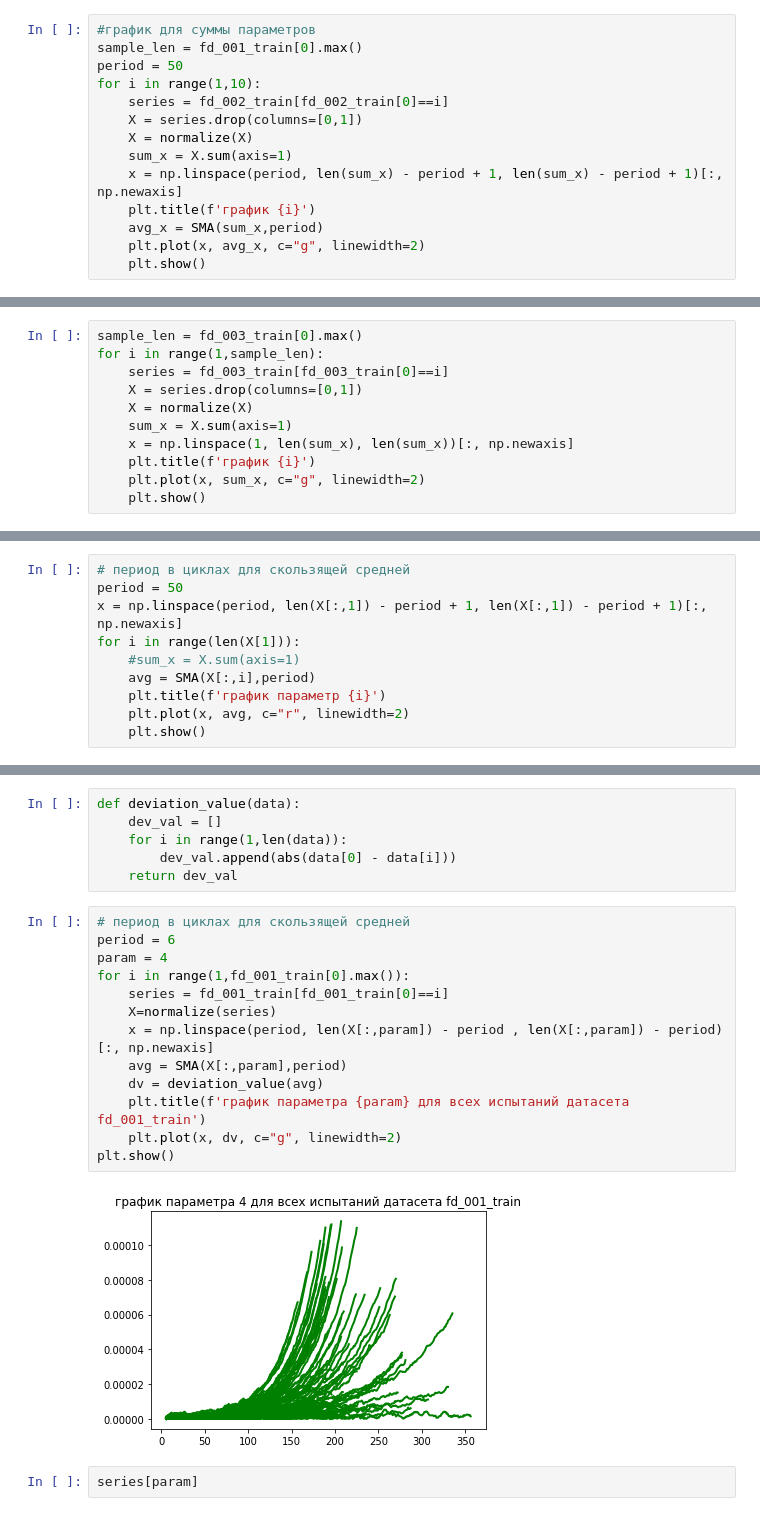
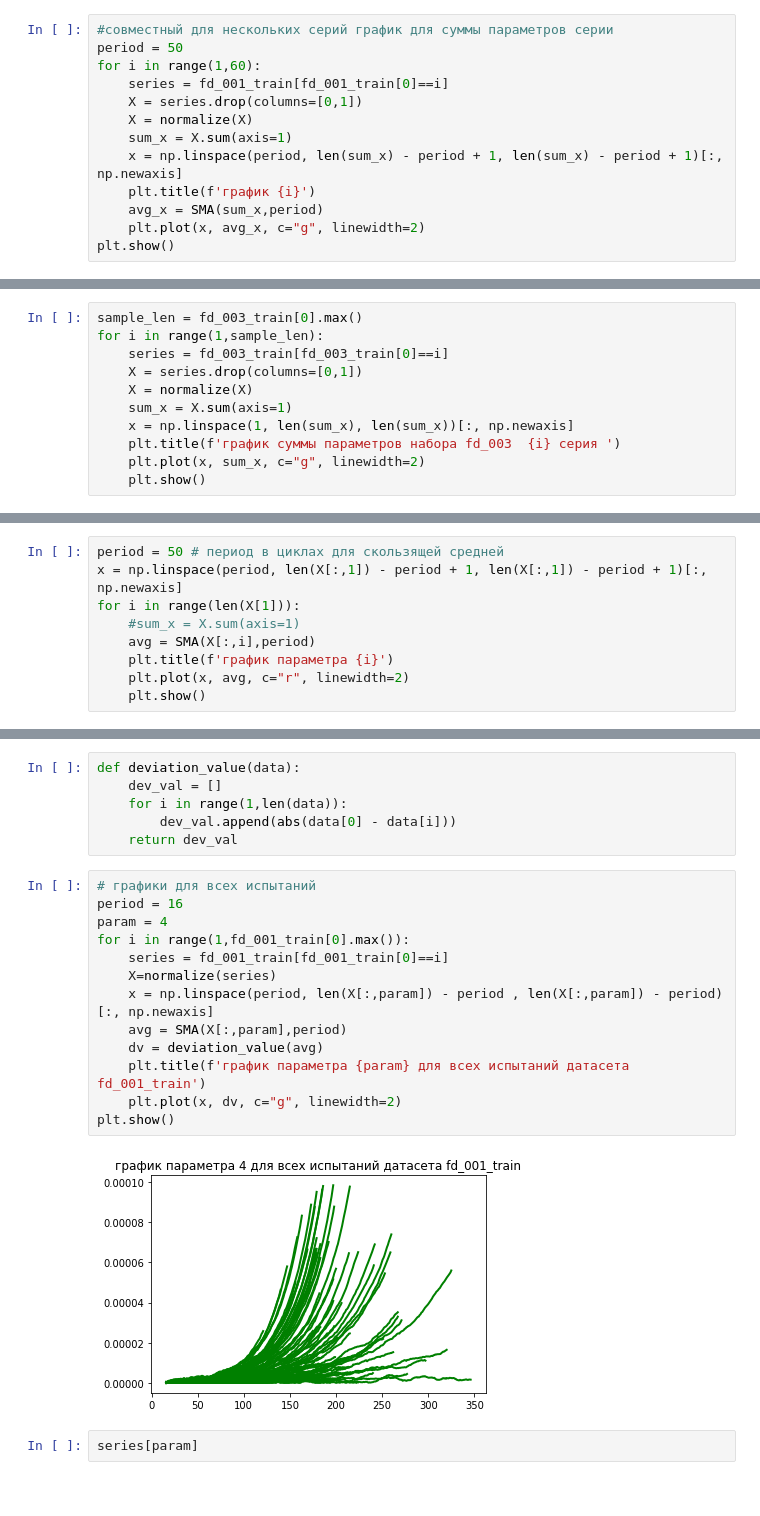
Before and after one commit to ikucherevsky/netology_diplom, a Jupyter notebook: failure_prediction_data_analyze.ipynb, the cells around one changed output, grey strips where cells are left out. Saved outputs shown, nothing was run; the diff lists cells and outputs as text.

```diff
--- a/failure_prediction_data_analyze.ipynb
+++ b/failure_prediction_data_analyze.ipynb
@@ -97,11 +116,10 @@ def SMA(data,period):
         sma.append(sma[i] + data[period + i] / period - data[i] / period)
     return sma
 # %%
-#график для суммы параметров
-sample_len = fd_001_train[0].max()
+#совместный для нескольких серий график для суммы параметров серии
 period = 50
-for i in range(1,10):
-    series = fd_002_train[fd_002_train[0]==i]
+for i in range(1,60):
+    series = fd_001_train[fd_001_train[0]==i]
     X = series.drop(columns=[0,1])
     X = normalize(X)
     sum_x = X.sum(axis=1)
@@ -109,5 +127,5 @@ for i in range(1,10):
     plt.title(f'график {i}')
     avg_x = SMA(sum_x,period)
     plt.plot(x, avg_x, c="g", linewidth=2)
-    plt.show()
+plt.show()
 # %% [output]
@@ -135,7 +155,7 @@ for i in range(1,sample_len):
     X = normalize(X)
     sum_x = X.sum(axis=1)
     x = np.linspace(1, len(sum_x), len(sum_x))[:, np.newaxis]
-    plt.title(f'график {i}')
+    plt.title(f'график суммы параметров набора fd_003  {i} серия ')
     plt.plot(x, sum_x, c="g", linewidth=2)
     plt.show()
 # %% [output]
@@ -201,11 +185,10 @@ len(X[:,1])
 # %%
-# период в циклах для скользящей средней
-period = 50
+period = 50 # период в циклах для скользящей средней
 x = np.linspace(period, len(X[:,1]) - period + 1, len(X[:,1]) - period + 1)[:, np.newaxis]
 for i in range(len(X[1])):
     #sum_x = X.sum(axis=1)
     avg = SMA(X[:,i],period)
-    plt.title(f'график параметр {i}')
+    plt.title(f'график параметра {i}')
     plt.plot(x, avg, c="r", linewidth=2)
     plt.show()
 # %% [output]
@@ -237,20 +220,20 @@ def deviation_value(data):
         dev_val.append(abs(data[0] - data[i]))
     return dev_val
 # %%
-# период в циклах для скользящей средней
-period = 6
+# графики для всех испытаний
+period = 16
 param = 4
 for i in range(1,fd_001_train[0].max()):
     series = fd_001_train[fd_001_train[0]==i]
     X=normalize(series)
     x = np.linspace(period, len(X[:,param]) - period , len(X[:,param]) - period)[:, np.newaxis]
     avg = SMA(X[:,param],period)
     dv = deviation_value(avg)
     plt.title(f'график параметра {param} для всех испытаний датасета fd_001_train')
     plt.plot(x, dv, c="g", linewidth=2)
 plt.show()
 # %% [output]
-[figure, old version]
+[figure, new version]
 # %%
 series[param]
 # %% [output]
```
Also changed, not shown: parts of 22 cells of this notebook.
